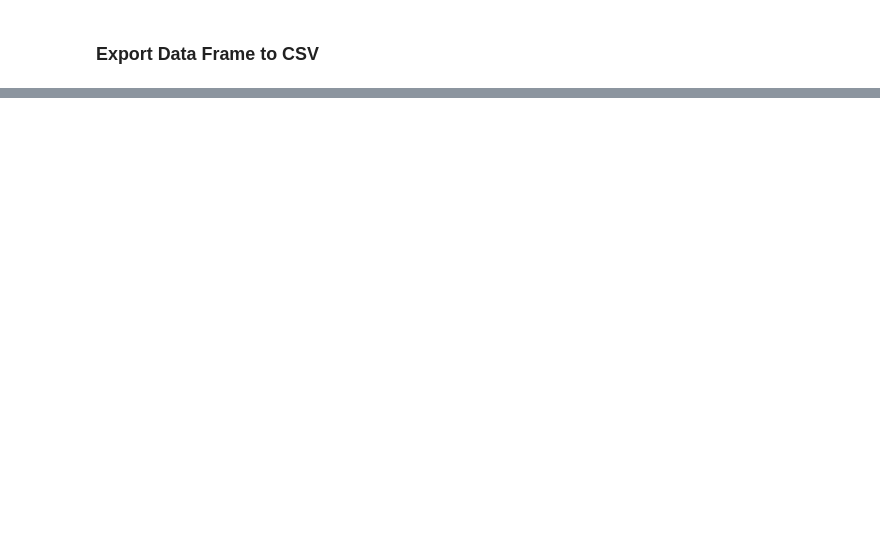
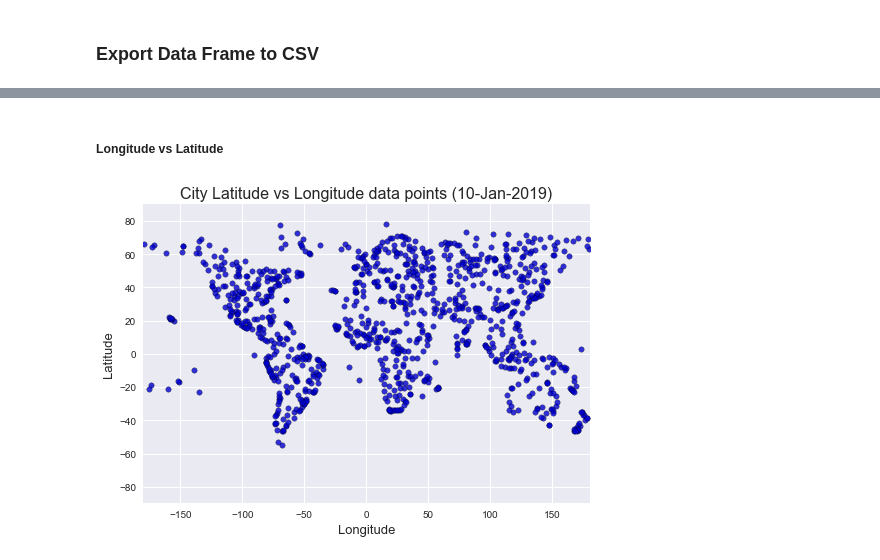
Before and after one commit to PollyCA/weather-data-analysis, a Jupyter notebook: main.ipynb, the cells around one changed output, grey strips where cells are left out. Saved outputs shown, nothing was run; the diff lists cells and outputs as text; code cells hidden in the pictures; blank space fills up the shorter version.

Commit message:
Added the charts needed for this project

```diff
--- a/main.ipynb
+++ b/main.ipynb
@@ -307,0 +293,24 @@ weather_data.to_csv(file_name, encoding='utf-8', index=False)
+# %% [markdown]
+##### Longitude vs Latitude
+# %%
+x = weather_data['Longitude'].values
+y = weather_data['Latitude'].values
+
+plt.figure()
+
+mpl.style.use('seaborn')
+plt.scatter(x, y, marker="o", facecolors="mediumblue", edgecolors="black", alpha=0.80, s = 30)
+
+plt.grid(color='w', linestyle='-', linewidth=1)
+plt.title('City Latitude vs Longitude data points (10-Jan-2019)', fontsize=16)
+plt.xlabel('Longitude', fontsize=13)
+plt.ylabel('Latitude', fontsize=13)
+plt.xlim(-180, 180)
+plt.ylim(-90, 90)
+
+plt.show()
+#plt.savefig('output/00_Latitude_vs_Longitude_data_points.png', bbox_inches="tight")
+
+plt.close()
+# %% [output]
+[figure, added]
```
Also changed, not shown: parts of 19 cells of this notebook, 6 other files.
